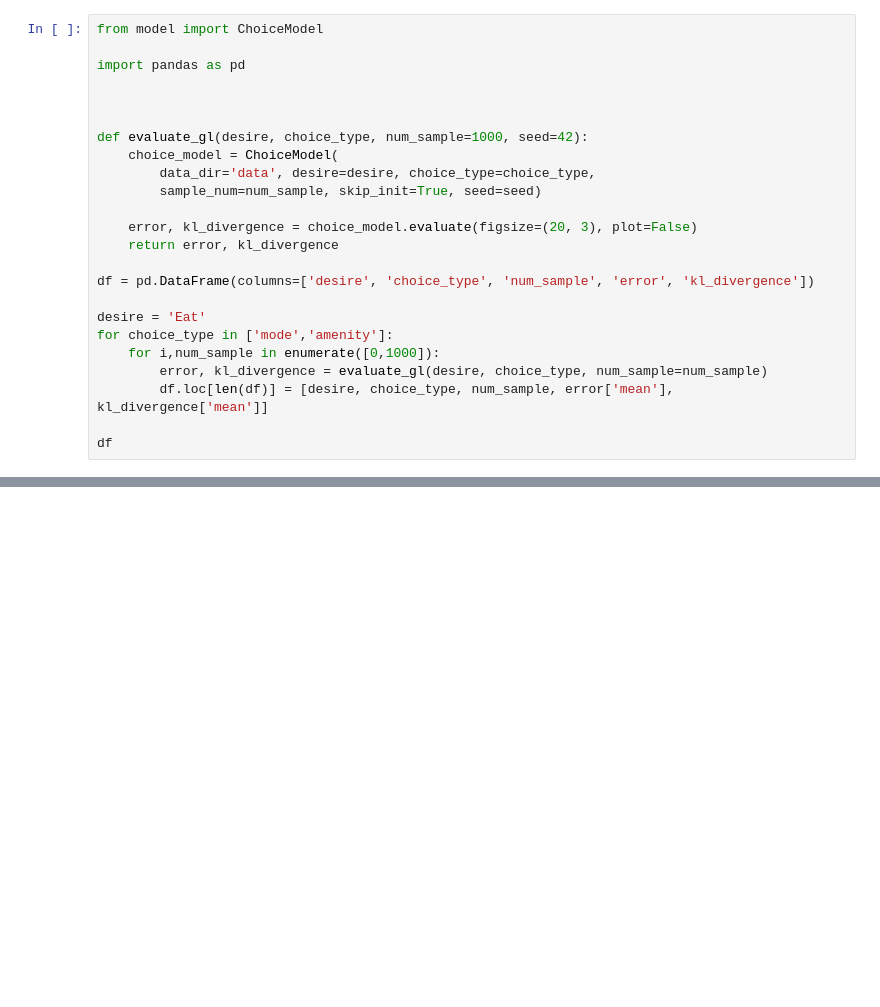
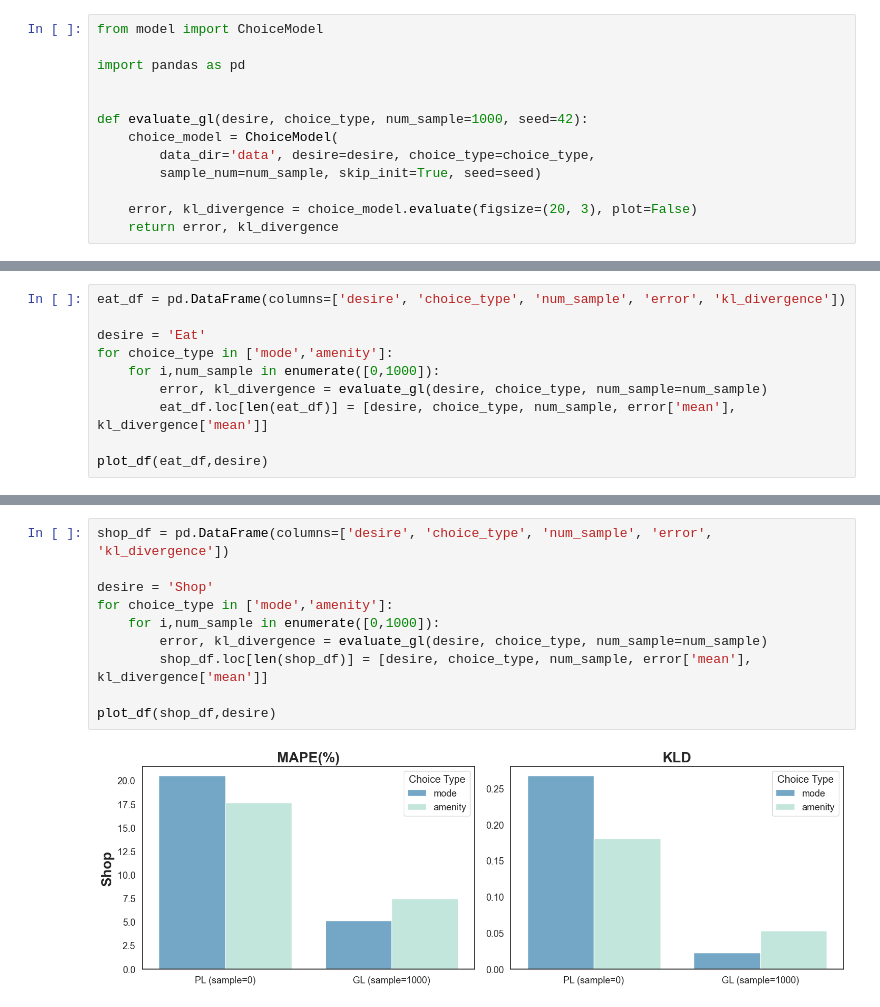
Before and after one commit to kekehurry/Human-Choice-Model, a Jupyter notebook: 03_evaluate_pl_vs_gl.ipynb, the cells around one changed output, grey strips where cells are left out. Drawn from its saved outputs; the diff is of its cells as text; blank space fills up the shorter version.

```diff
--- a/03_evaluate_pl_vs_gl.ipynb
+++ b/03_evaluate_pl_vs_gl.ipynb
@@ -2,7 +2,6 @@
 from model import ChoiceModel
 
 import pandas as pd
-
 
 
 def evaluate_gl(desire, choice_type, num_sample=1000, seed=42):
@@ -12,13 +11,3 @@ def evaluate_gl(desire, choice_type, num_sample=1000, seed=42):
 
     error, kl_divergence = choice_model.evaluate(figsize=(20, 3), plot=False)
     return error, kl_divergence
-
-df = pd.DataFrame(columns=['desire', 'choice_type', 'num_sample', 'error', 'kl_divergence'])
-
-desire = 'Eat'
-for choice_type in ['mode','amenity']:
-    for i,num_sample in enumerate([0,1000]):
-        error, kl_divergence = evaluate_gl(desire, choice_type, num_sample=num_sample)
-        df.loc[len(df)] = [desire, choice_type, num_sample, error['mean'], kl_divergence['mean']]
-
-df
@@ -86,0 +54,10 @@ plt.show()
+# %%
+eat_df = pd.DataFrame(columns=['desire', 'choice_type', 'num_sample', 'error', 'kl_divergence'])
+
+desire = 'Eat'
+for choice_type in ['mode','amenity']:
+    for i,num_sample in enumerate([0,1000]):
+        error, kl_divergence = evaluate_gl(desire, choice_type, num_sample=num_sample)
+        eat_df.loc[len(eat_df)] = [desire, choice_type, num_sample, error['mean'], kl_divergence['mean']]
+
+plot_df(eat_df,desire)
@@ -86,0 +66,12 @@ plt.show()
+# %%
+shop_df = pd.DataFrame(columns=['desire', 'choice_type', 'num_sample', 'error', 'kl_divergence'])
+
+desire = 'Shop'
+for choice_type in ['mode','amenity']:
+    for i,num_sample in enumerate([0,1000]):
+        error, kl_divergence = evaluate_gl(desire, choice_type, num_sample=num_sample)
+        shop_df.loc[len(shop_df)] = [desire, choice_type, num_sample, error['mean'], kl_divergence['mean']]
+
+plot_df(shop_df,desire)
+# %% [output]
+[figure, added]
```
Also changed, not shown: parts of 5 cells of this notebook, 12 other files.
